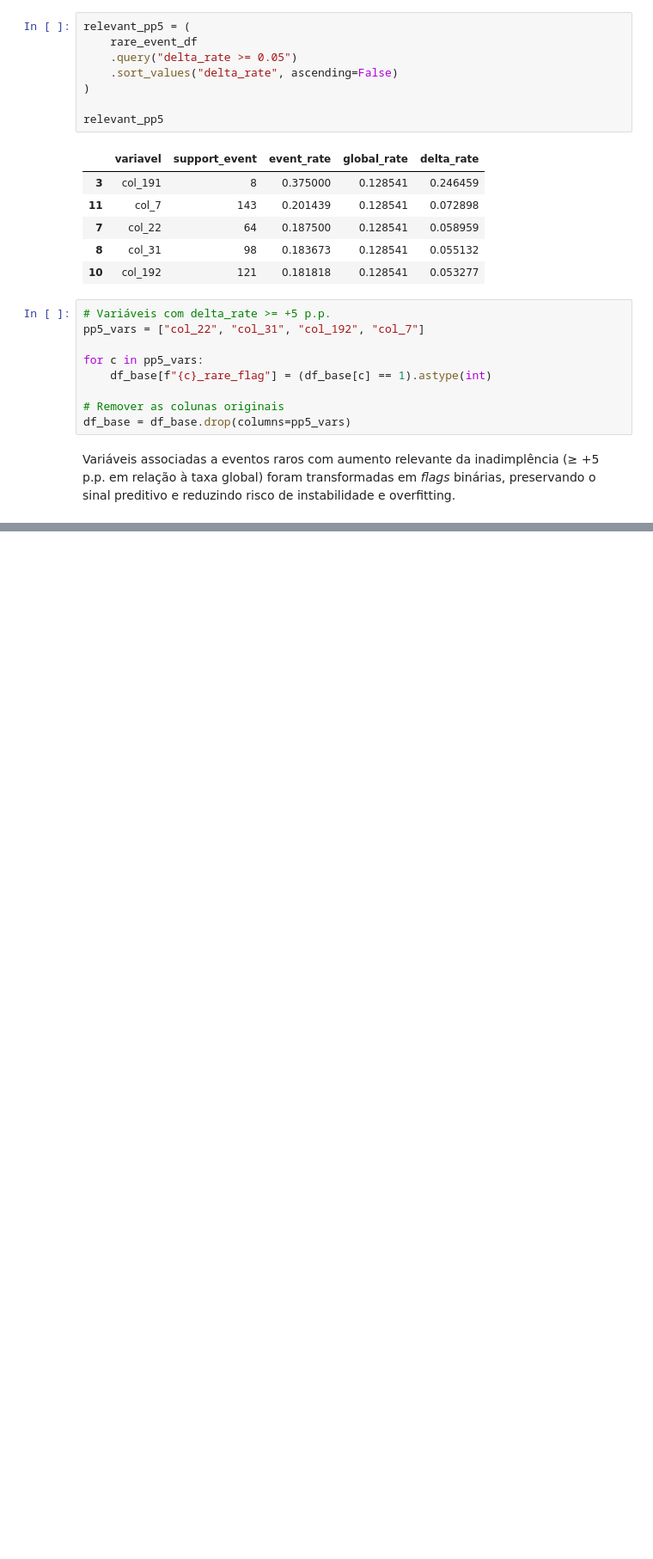
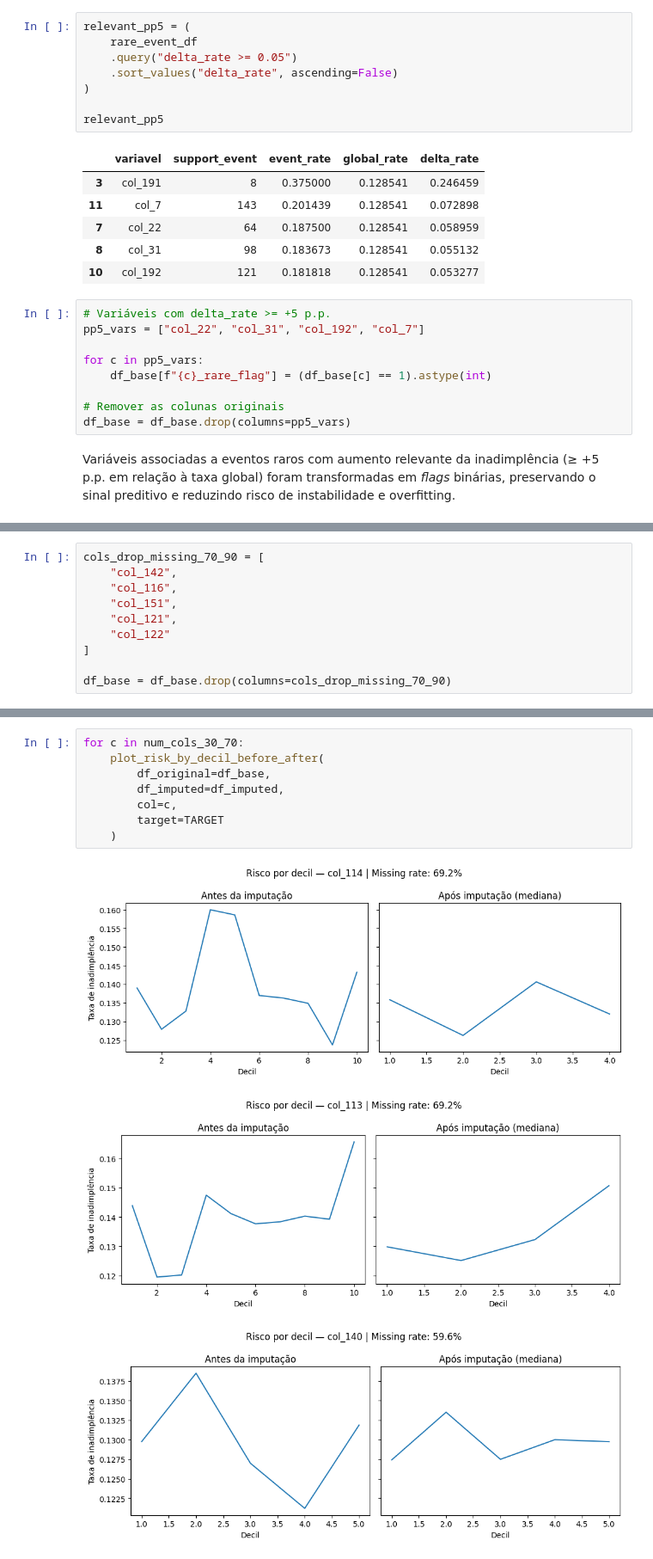
Before and after one commit to GGrinspun/desafio-analise-de-credito, a Jupyter notebook: notebooks/03_proj2_eda_and_preprocessing.ipynb, the cells around one changed output, grey strips where cells are left out. Shown at 86% size. Drawn from its saved outputs; the diff is of its cells as text; blank space fills up the shorter version.

```diff
--- a/notebooks/03_proj2_eda_and_preprocessing.ipynb
+++ b/notebooks/03_proj2_eda_and_preprocessing.ipynb
@@ -720,0 +957,10 @@ col_111  float64      0.103392    37166
+# %%
+cols_drop_missing_70_90 = [
+    "col_142",
+    "col_116",
+    "col_151",
+    "col_121",
+    "col_122"
+]
+
+df_base = df_base.drop(columns=cols_drop_missing_70_90)
@@ -720,0 +1289,12 @@ col_111  float64      0.103392    37166
+# %%
+for c in num_cols_30_70:
+    plot_risk_by_decil_before_after(
+        df_original=df_base,
+        df_imputed=df_imputed,
+        col=c,
+        target=TARGET
+    )
+# %% [output]
+[figure, added]
+[figure, added]
+[figure, added]
```
Also changed, not shown: parts of 48 cells of this notebook.
